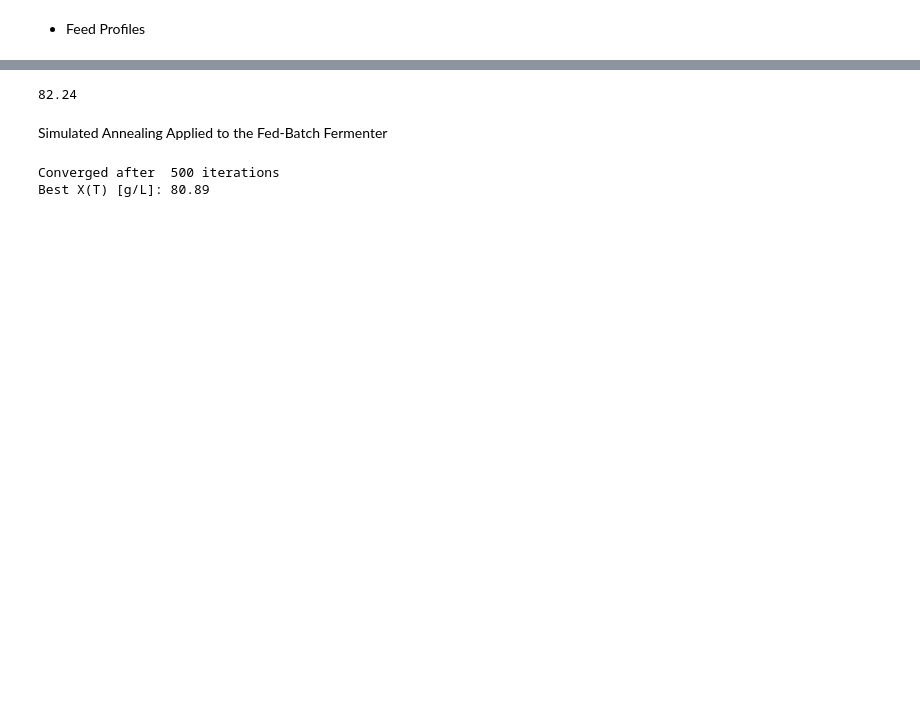
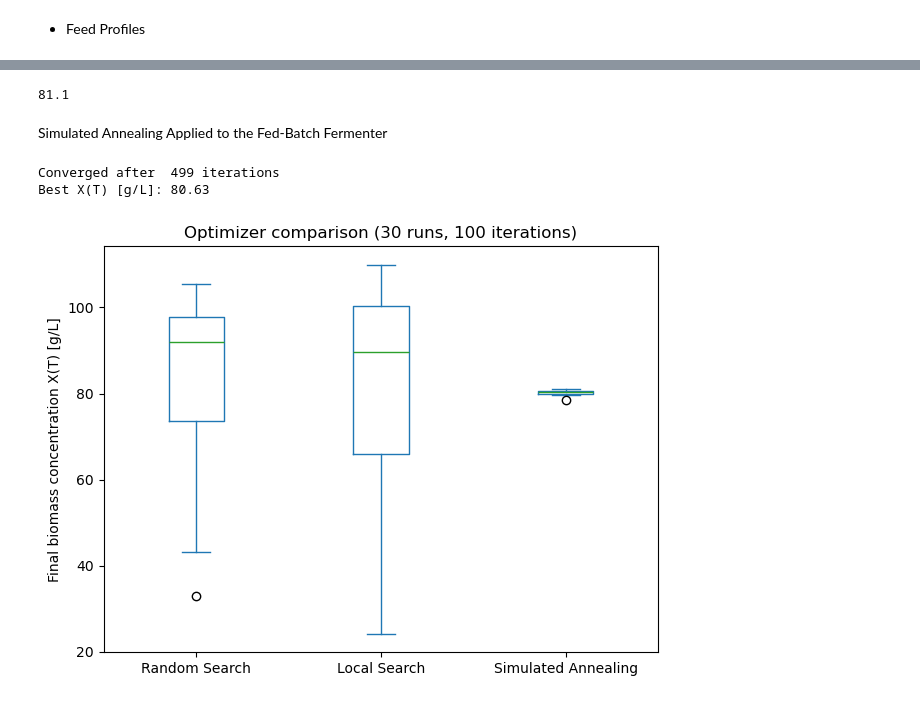
Before and after one commit to domingosdeeulariadumba/natureInspiredComputationNotes, a Jupyter notebook: natureInspiredCompNotes.ipynb, the cells around one changed output, grey strips where cells are left out. Cells and saved outputs as stored; diff of their text form; code cells hidden in the pictures; blank space fills up the shorter version.

Commit message:
update notebook
add visual comparison of optimizers

```diff
--- a/natureInspiredCompNotes.ipynb
+++ b/natureInspiredCompNotes.ipynb
@@ -98,18 +107,22 @@ def random_neighbor(current: np.ndarray, search_space: tuple[float, float], step
 def local_search(
         num_iterations: int,
         search_space: tuple[float, float],
-        cost: Callable[[float], float],
+        cost: Cost,
         problem_size: int = 1,
         step: float = .5
-        ) -> float:
+        ) -> float | np.ndarray:
 
+    if problem_size < 1:
+        raise ValueError('problem_size must be positive')
     low, high = search_space
     current: np.ndarray = np.random.uniform(low, high, problem_size)
+    current_cost = cost(current)
     for _ in range(num_iterations):
         candidate: np.ndarray = random_neighbor(current, search_space, step)
-        if cost(candidate) < cost(current):
-            current = candidate
-    return current.item()
+        candidate_cost = cost(candidate)
+        if candidate_cost <= current_cost:
+            current, current_cost = candidate, candidate_cost
+    return current.item() if problem_size == 1 else current
 
 local_search(10, (-10, 10), cost)
 # %% [output]
@@ -188,7 +201,8 @@ def simulated_annealing(
         initial_state: State,
         schedule: Schedule,
         cost: Callable[[State], float],
-        successor: Successor
+        successor: Successor,
+        verbose: bool = True
 ) -> tuple[State, float]:
     previous = initial_state
     previous_cost = cost(previous)
@@ -198,7 +212,8 @@ def simulated_annealing(
     while True:
         T = schedule(t)
         if T == .0:
-            print('Converged after ', t, 'iterations')
+            if verbose:
+                print('Converged after ', t - 1, 'iterations')
             return best, best_cost
 
         current = successor(previous)
@@ -327,7 +342,7 @@ def run(F_nodes, n_points = 2001): # Runs the tank for T hours
     assert (t_eval == sol.t).all()
     return sol.t, X, S, V
 
-def FBS(F_nodes: np.ndarray) -> dict: # Fed-Batch Fermentation
+def FBF(F_nodes: np.ndarray) -> dict: # Fed-Batch Fermentation
     t, X, S, V = run(F_nodes)
     f = np.array([F(tt, F_nodes) for tt in t])
     sugar_fed = S_in * cumulative_trapezoid(f, t, initial = 0)[-1]   # [g] total sugar pumped in
@@ -346,16 +361,16 @@ def FBS(F_nodes: np.ndarray) -> dict: # Fed-Batch Fermentation
 start = np.random.uniform(.0, .1)
 stop = np.random.uniform(.3, .5)
 F_nodes: np.ndarray = np.linspace(start, stop, N)
-results: dict = FBS(F_nodes)
-round(results.get('X_T'), 2) # X(T)
+results: dict = FBF(F_nodes)
+round(results.get('X_T'), 2) # X(T) [g/L]
 # %% [output]
-82.24
+81.1
 # %% [markdown]
 Simulated Annealing Applied to the Fed-Batch Fermenter
 # %%
 # Maximize final biomass concentration X(T) subject to the process limits
 def X_T(F_nodes: np.ndarray) -> float:
-    metrics: dict = FBS(F_nodes)
+    metrics: dict = FBF(F_nodes)
     feasible: bool = metrics['feasible']
     return -metrics['X_T'] if feasible else np.inf
 
@@ -368,8 +383,8 @@ def feed_successor(
     return _successor
 
 best_F_nodes, best_cost = simulated_annealing(F_nodes, schedule, X_T, feed_successor)
-best_metrics = FBS(best_F_nodes)
+best_metrics = FBF(best_F_nodes)
 print('Best X(T) [g/L]:', round(best_metrics['X_T'], 2))
 # %% [output]
-Converged after  500 iterations
-Best X(T) [g/L]: 80.89
+Converged after  499 iterations
+Best X(T) [g/L]: 80.63
@@ -375,0 +433,6 @@ Best X(T) [g/L]: 80.89
+# %%
+# Results after n_runs
+
+evaluate()
+# %% [output]
+[figure, added]
```
Also changed, not shown: parts of 5 cells of this notebook.
